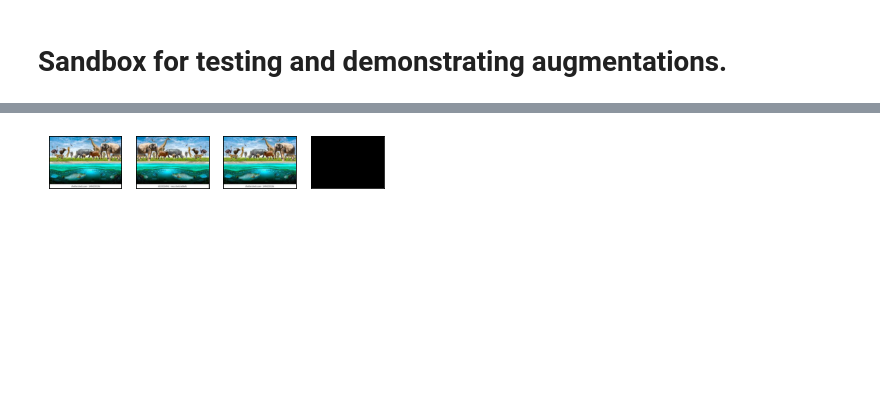
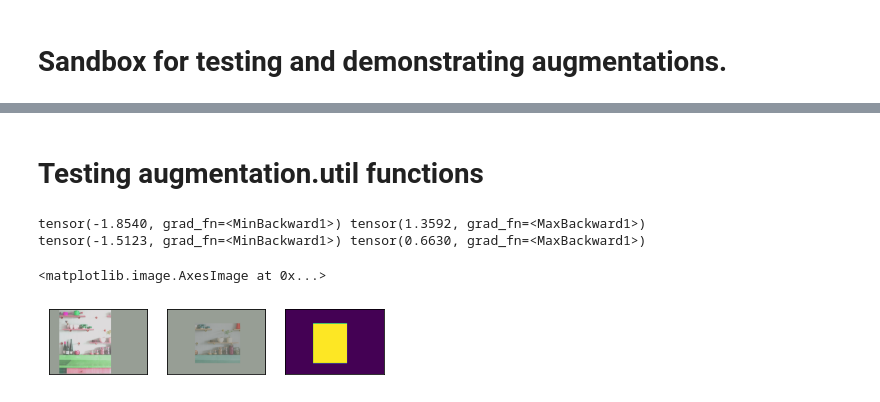
Before and after one commit to baldeeb/ContrastiveLearningOfDenseDescriptor, a Jupyter notebook: augmentations/sandbox.ipynb, the cells around one changed output, grey strips where cells are left out. Cells and saved outputs as stored; diff of their text form; code cells hidden in the pictures; blank space fills up the shorter version.

```diff
--- a/augmentations/sandbox.ipynb
+++ b/augmentations/sandbox.ipynb
@@ -72,6 +94,47 @@ Clipping input data to the valid range for imshow with RGB data ([0..1] for floa
-# %%
-from transforms import RandomHorizontalFlip
-flip = RandomHorizontalFlip(0.9)
-visualize_transform(im, flip)
-# %% [output]
-[figure, removed]
+# %% [markdown]
+# Testing augmentation.util functions
+# %%
+%matplotlib inline
+
+from augmentations.util import union_of_augmented_images_in_original, image_de_normalize
+from augmentations.geometrically_invertible_aug import GeometricallyInvertibleAugmentation as Augmentor
+
+num_augs = 2
+augmentors = [Augmentor(im.shape[-2:], img_stats=im_stats) for i in range(num_augs)]
+augmented_ims = [aug(im) for aug in augmentors]
+
+for i in augmented_ims:
+    print(i.min(), i.max())
+
+de_augmented_ims = [aug.geometric_inverse(x) for aug, x in zip(augmentors, augmented_ims)]
+
+mask = union_of_augmented_images_in_original(augmentors, im.shape[-2:])
+
+## Visualize
+fig = plt.figure()
+gs = fig.add_gridspec(1, num_augs+1)
+axs = gs.subplots()
+
+for ax in axs:
+    ax.xaxis.set_visible(False)
+    ax.yaxis.set_visible(False)
+
+for i in range(num_augs):
+    m = image_de_normalize(
+        de_augmented_ims[i],
+        data_mean = im_stats[0],
+        data_std = im_stats[1],
+        device = 'cpu')
+    axs[i].imshow(tensor_to_image(m))
+
+axs[num_augs].imshow(tensor_to_image(mask.unsqueeze(0).unsqueeze(0)))
+
+# plt.figure()
+# plt.imshow(tensor_to_image(augmented_ims[1]))
+# plt.figure()
+# plt.imshow(tensor_to_image(de_augmented_ims[1]))
+# %% [output]
+tensor(-1.8540, grad_fn=<MinBackward1>) tensor(1.3592, grad_fn=<MaxBackward1>)
+tensor(-1.5123, grad_fn=<MinBackward1>) tensor(0.6630, grad_fn=<MaxBackward1>)
+<matplotlib.image.AxesImage at 0x...>
+[figure, added]
```
Also changed, not shown: parts of 18 cells of this notebook, 6 other files.
